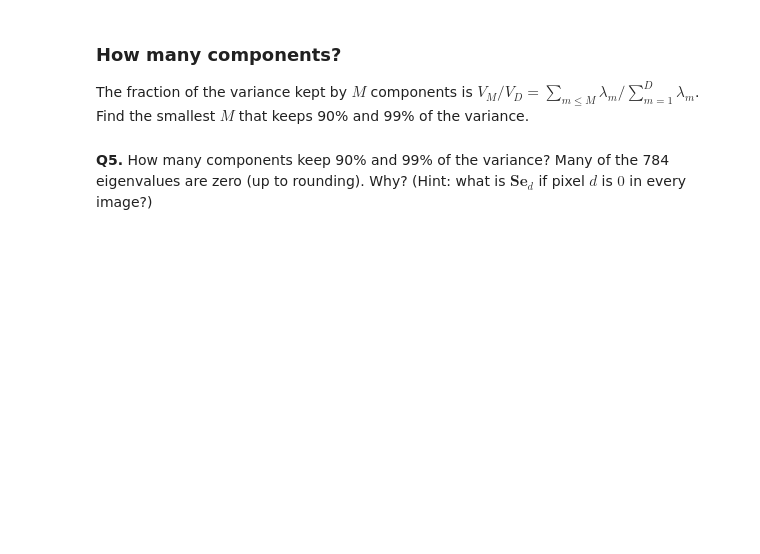
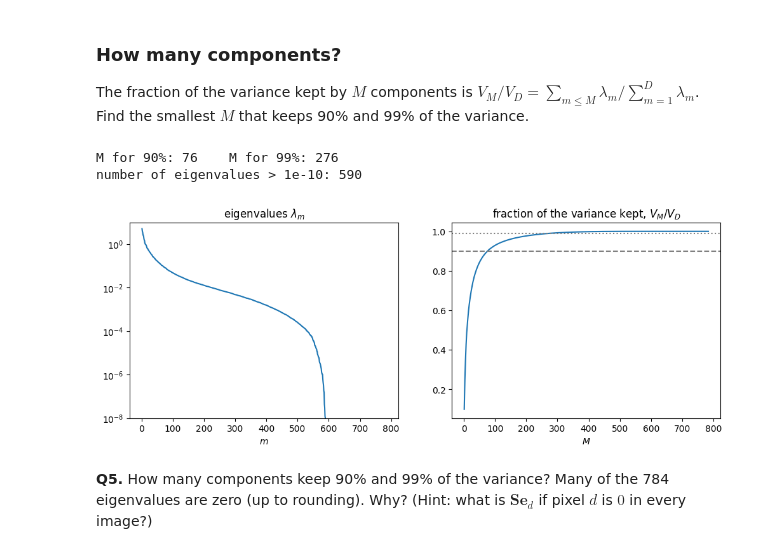
Before and after one commit to MickeEvans/Intro_Machine_Learning, a Jupyter notebook: lab1b-pca.ipynb, the cells around one changed output. Cells and saved outputs as stored; diff of their text form; code cells hidden in the pictures; blank space fills up the shorter version.

```diff
--- a/lab1b-pca.ipynb
+++ b/lab1b-pca.ipynb
@@ -241,17 +249,21 @@ Find the smallest $M$ that keeps 90% and 99% of the variance.
 # %%
 B, lam = pca(X, 784)               # all 784 principal directions
 frac = np.cumsum(lam) / np.sum(lam)   # frac[M-1] = V_M / V_D
-M90 = ...   # EDIT: the smallest M with frac[M-1] >= 0.9 (hint: np.argmax of a boolean array)
-M99 = ...   # EDIT
+M90 = np.argmax(frac >= 0.9) + 1
+M99 = np.argmax(frac >= 0.99) + 1
 print('M for 90%:', M90, '   M for 99%:', M99)
 print('number of eigenvalues > 1e-10:', np.sum(lam > 1e-10))
 
 Ms = np.arange(1, 785)
 fig, ax = plt.subplots(1, 2, figsize=(12, 4))
 ax[0].semilogy(Ms, lam + 1e-20); ax[0].set_ylim(1e-8, 10)
 ax[0].set_xlabel('$m$'); ax[0].set_title('eigenvalues $\\lambda_m$')
 ax[1].plot(Ms, frac); ax[1].axhline(0.9, ls='--', c='gray'); ax[1].axhline(0.99, ls=':', c='gray')
 ax[1].set_xlabel('$M$'); ax[1].set_title('fraction of the variance kept, $V_M/V_D$');
+# %% [output]
+M for 90%: 76    M for 99%: 276
+number of eigenvalues > 1e-10: 590
+[figure, added]
 # %% [markdown]
 **Q5.** How many components keep 90% and 99% of the variance? Many of the 784 eigenvalues are zero (up to rounding).
 Why? (Hint: what is $\boldsymbol S\boldsymbol e_d$ if pixel $d$ is $0$ in every image?)
```
Also changed, not shown: parts of 12 cells of this notebook.
